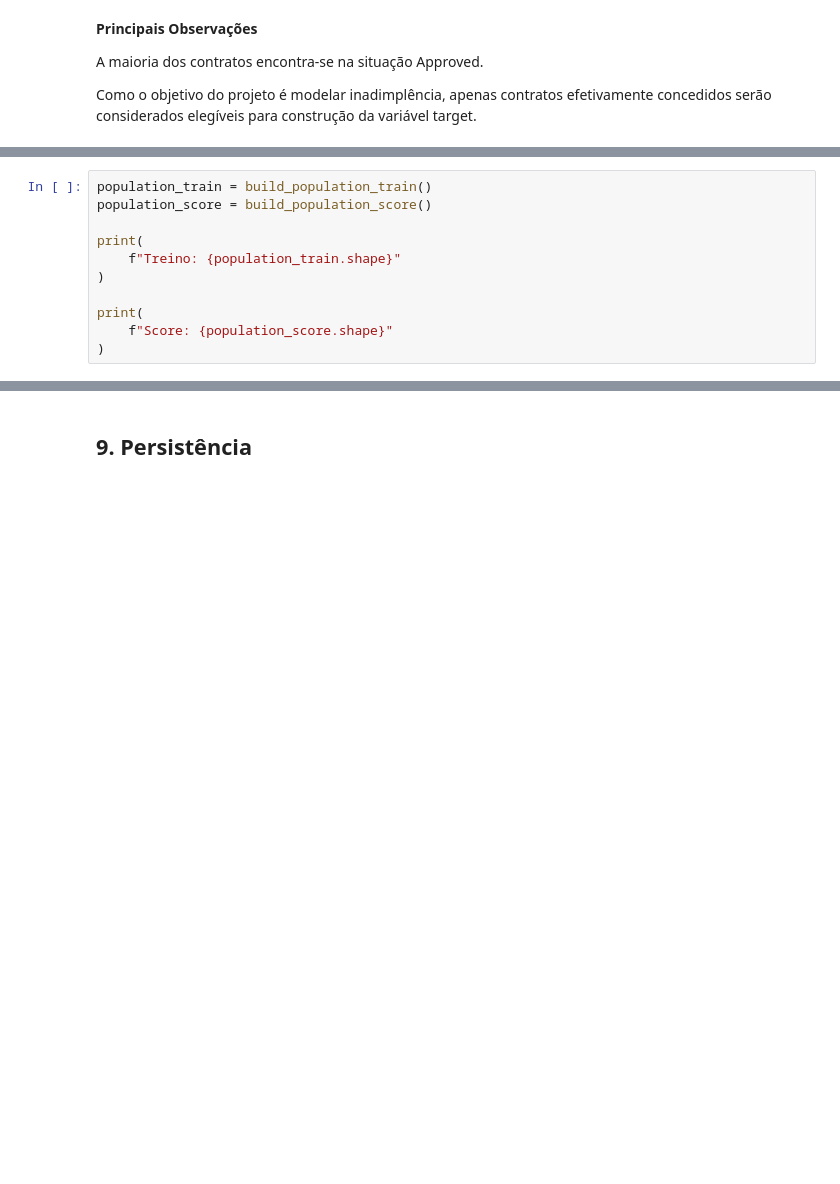
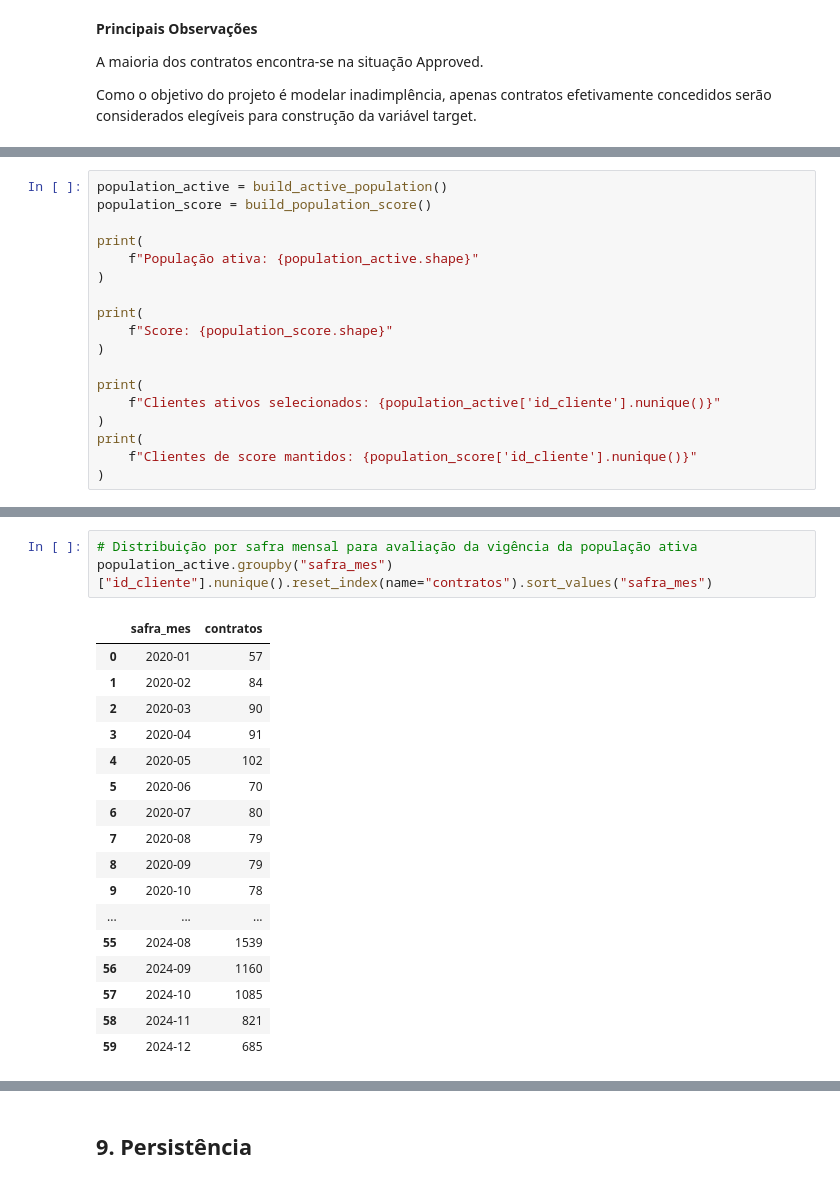
Before and after one commit to RenanScavazzini/case_datarisk, a Jupyter notebook: notebooks/01_population.ipynb, the cells around one changed output, grey strips where cells are left out. Cells and saved outputs as stored; diff of their text form; blank space fills up the shorter version.

Commit message:
atualizacoes nos conceitos utilizados na populacao ativa e target

```diff
--- a/notebooks/01_population.ipynb
+++ b/notebooks/01_population.ipynb
@@ -320,12 +350,19 @@ Como o objetivo do projeto é modelar inadimplência, apenas contratos efetivame
 # %%
-population_train = build_population_train()
+population_active = build_active_population()
 population_score = build_population_score()
 
 print(
-    f"Treino: {population_train.shape}"
+    f"População ativa: {population_active.shape}"
 )
 
 print(
     f"Score: {population_score.shape}"
 )
+
+print(
+    f"Clientes ativos selecionados: {population_active['id_cliente'].nunique()}"
+)
+print(
+    f"Clientes de score mantidos: {population_score['id_cliente'].nunique()}"
+)
 # %% [output]
@@ -333,0 +397,21 @@ Score: (40000, 8)
+# %%
+# Distribuição por safra mensal para avaliação da vigência da população ativa
+population_active.groupby("safra_mes")["id_cliente"].nunique().reset_index(name="contratos").sort_values("safra_mes")
+# %% [output]
+|  | safra_mes | contratos |
+| 0 | 2020-01 | 57 |
+| 1 | 2020-02 | 84 |
+| 2 | 2020-03 | 90 |
+| 3 | 2020-04 | 91 |
+| 4 | 2020-05 | 102 |
+| 5 | 2020-06 | 70 |
+| 6 | 2020-07 | 80 |
+| 7 | 2020-08 | 79 |
+| 8 | 2020-09 | 79 |
+| 9 | 2020-10 | 78 |
+| ... | ... | ... |
+| 55 | 2024-08 | 1539 |
+| 56 | 2024-09 | 1160 |
+| 57 | 2024-10 | 1085 |
+| 58 | 2024-11 | 821 |
+| 59 | 2024-12 | 685 |
```
Also changed, not shown: parts of 14 cells of this notebook, 19 other files.
